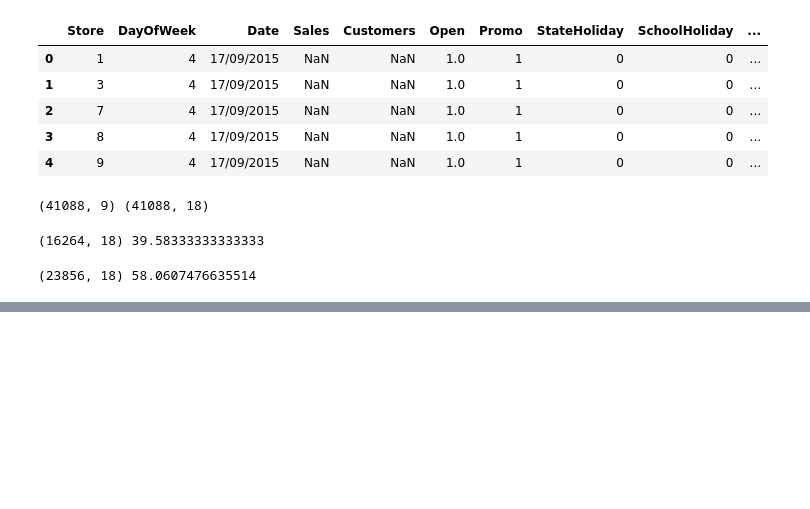
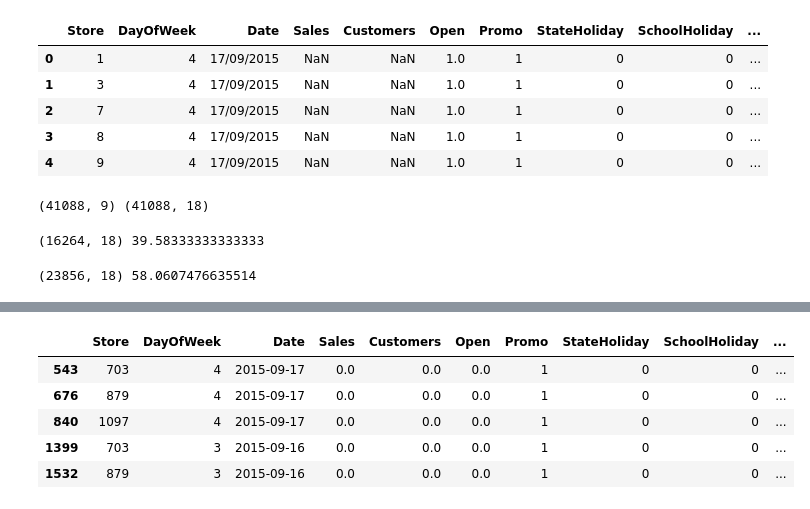
Before and after one commit to salaarslan98/Rossman-Dataset-Analysis, a Jupyter notebook: Rossman Sales Forecasting.ipynb, the cells around one changed output, grey strips where cells are left out. Drawn from its saved outputs; the diff is of its cells as text; code cells hidden in the pictures; blank space fills up the shorter version.

```diff
--- a/Rossman Sales Forecasting.ipynb
+++ b/Rossman Sales Forecasting.ipynb
@@ -711,0 +1075,12 @@ print(stores_with_promo2_test.shape, (stores_with_promo2_test.shape[0]/merged_te
+# %%
+# Replace NaN values in 'Sales' and 'Customers' with 0 where 'Open' is 0
+merged_test_and_store.loc[merged_test_and_store['Open'] == 0, ['Sales', 'Customers']] = merged_test_and_store.loc[merged_test_and_store['Open'] == 0, ['Sales', 'Customers']].fillna(0)
+# %%
+merged_test_and_store[merged_test_and_store.Open == 0].head()
+# %% [output]
+|  | Store | DayOfWeek | Date | Sales | Customers | Open | Promo | StateHoliday | SchoolHoliday | ... |
+| 543 | 703 | 4 | 2015-09-17 | 0.0 | 0.0 | 0.0 | 1 | 0 | 0 | ... |
+| 676 | 879 | 4 | 2015-09-17 | 0.0 | 0.0 | 0.0 | 1 | 0 | 0 | ... |
+| 840 | 1097 | 4 | 2015-09-17 | 0.0 | 0.0 | 0.0 | 1 | 0 | 0 | ... |
+| 1399 | 703 | 3 | 2015-09-16 | 0.0 | 0.0 | 0.0 | 1 | 0 | 0 | ... |
+| 1532 | 879 | 3 | 2015-09-16 | 0.0 | 0.0 | 0.0 | 1 | 0 | 0 | ... |
```
Also changed, not shown: parts of 63 cells of this notebook.
